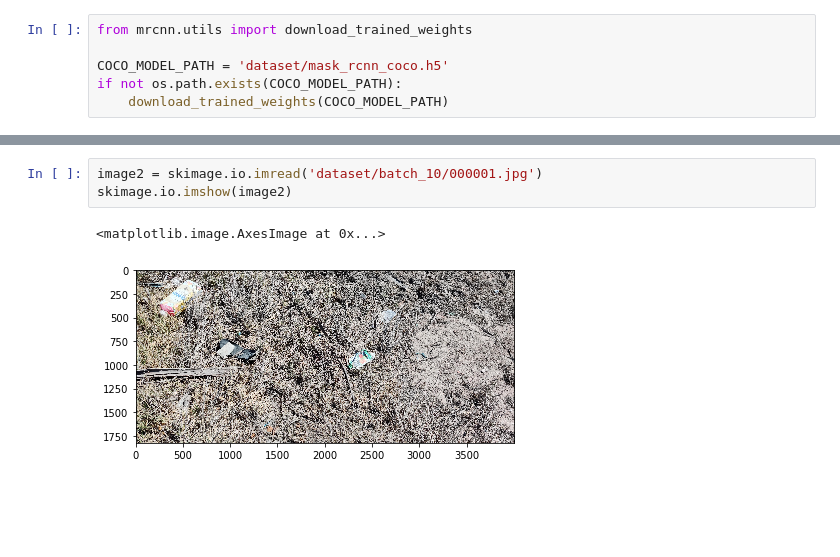
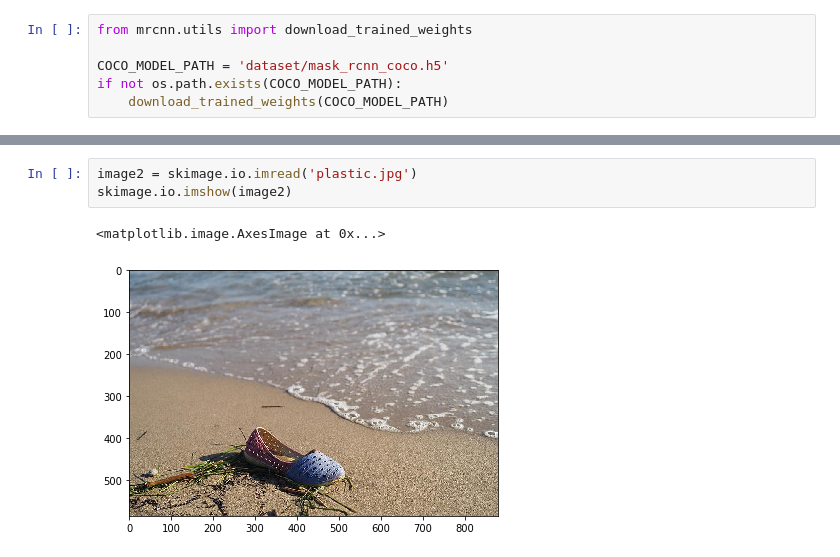
Before and after one commit to gugsrs/trash-detector, a Jupyter notebook: TrashDetector.ipynb, the cells around one changed output, grey strips where cells are left out. Cells and saved outputs as stored; diff of their text form; blank space fills up the shorter version.

```diff
--- a/TrashDetector.ipynb
+++ b/TrashDetector.ipynb
@@ -350,9 +384,9 @@ StopIteration: ignored
 # %%
-image2 = skimage.io.imread('dataset/batch_10/000001.jpg')
+image2 = skimage.io.imread('plastic.jpg')
 skimage.io.imshow(image2)
 # %% [output]
 <matplotlib.image.AxesImage at 0x...>
-[figure, old version]
+[figure, new version]
 # %%
 model = modellib.MaskRCNN(mode="inference", model_dir=MODEL_DIR, config=config)
 weights_path = model.find_last()
```
Also changed, not shown: parts of 11 cells of this notebook.
